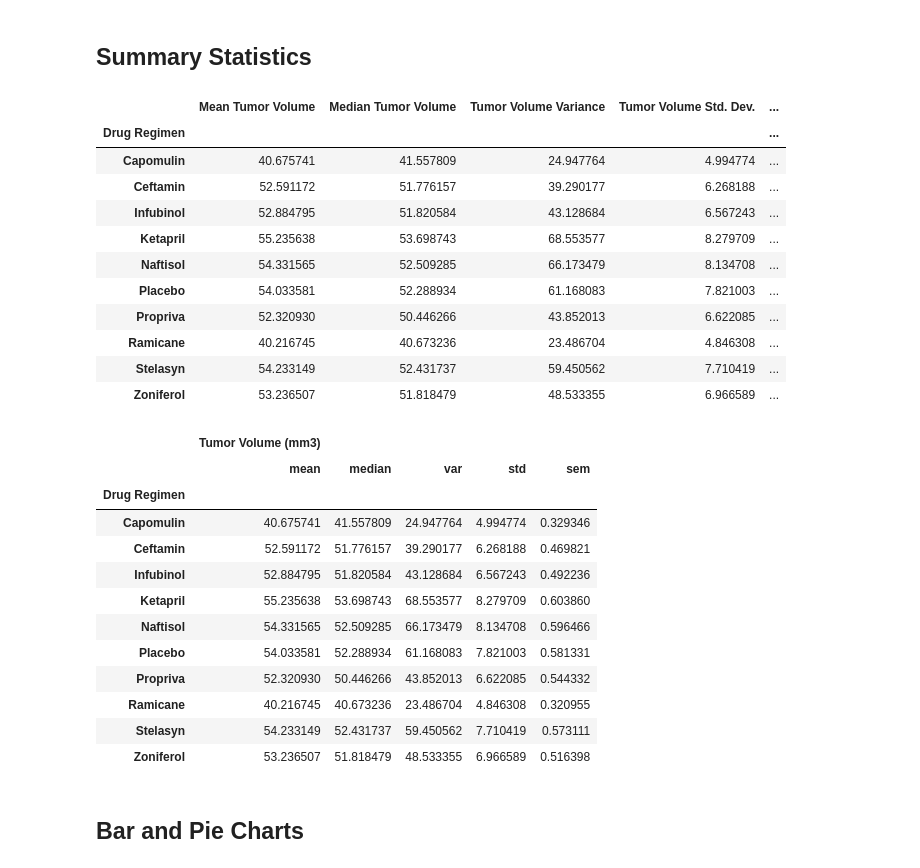
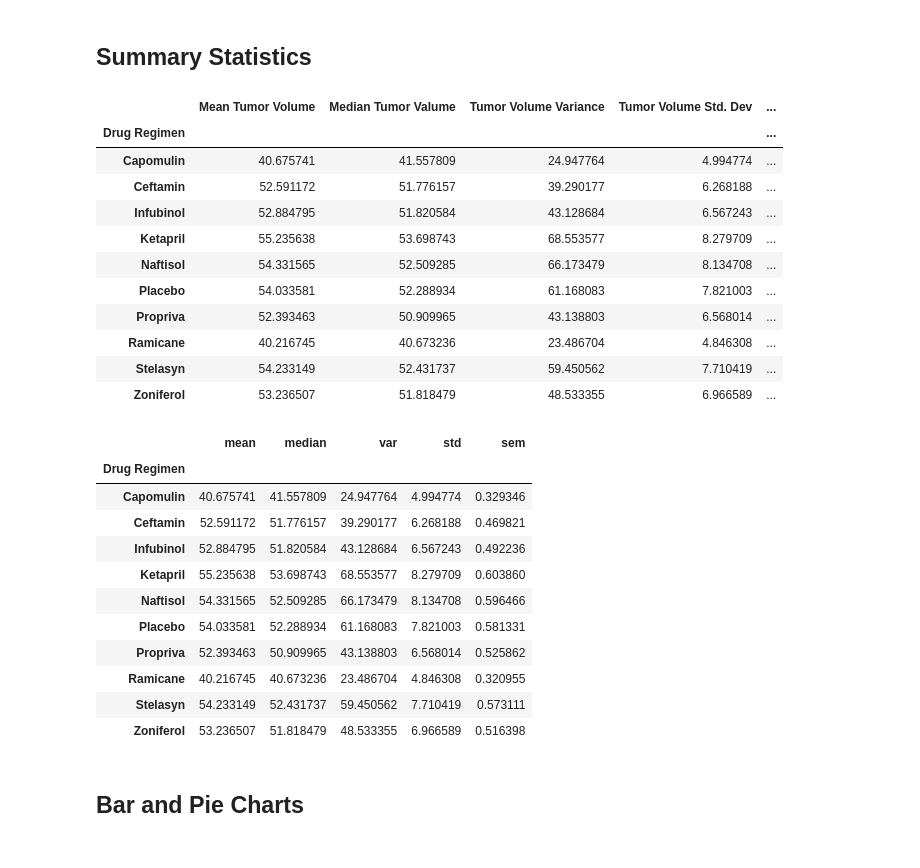
Before and after one commit to jfm0570/Pymaceuticals, a Jupyter notebook: pymaceuticals_starter.ipynb, the cells around one changed output. Drawn from its saved outputs; the diff is of its cells as text; code cells hidden in the pictures.

```diff
--- a/pymaceuticals_starter.ipynb
+++ b/pymaceuticals_starter.ipynb
@@ -99,12 +106,40 @@ Number of mice in merged data: 249
 ## Summary Statistics
 # %%
 # Generate a summary statistics table of mean, median, variance, standard deviation, and SEM of the tumor volume for each regimen
+## Mean
+mean_newDataSet = newDataSet.groupby('Drug Regimen').mean()
+
+## Median
+median_newDataSet = newDataSet.groupby('Drug Regimen').median()
+
+## Variance
+variance_newDataSet = newDataSet.groupby('Drug Regimen').var()
+
+## Standard deviacion
+std_newDataSet = newDataSet.groupby('Drug Regimen').std()
+
+## SEM - Standard error = standard deviasion/sqrt(n)
+## Sqrt function
+def squareRoot(x):
+    return math.sqrt(x)
+
+counts = newDataSet.groupby('Drug Regimen')['Drug Regimen'].count()
+square_counts = counts.apply(squareRoot)
+square_counts.head()
+SEM_newDataSet = std_newDataSet.divide(square_counts,axis=0)
+SEM_newDataSet.head()
 
 # Use groupby and summary statistical methods to calculate the following properties of each drug regimen:
 # mean, median, variance, standard deviation, and SEM of the tumor volume.
 # Assemble the resulting series into a single summary DataFrame.
+Data = {'Mean Tumor Volume': mean_newDataSet['Tumor Volume (mm3)'], 'Median Tumor Valume':median_newDataSet['Tumor Volume (mm3)'], 'Tumor Volume Variance':variance_newDataSet['Tumor Volume (mm3)'], 'Tumor Volume Std. Dev':std_newDataSet['Tumor Volume (mm3)'], 'Tumor Volume Std. Err':SEM_newDataSet['Tumor Volume (mm3)']}
+
+data_summary = pd.DataFrame(data=Data)
+
+# Display the DataFrame
+data_summary
 # %% [output]
-|  | Mean Tumor Volume | Median Tumor Volume | Tumor Volume Variance | Tumor Volume Std. Dev. | ... |
+|  | Mean Tumor Volume | Median Tumor Valume | Tumor Volume Variance | Tumor Volume Std. Dev | ... |
 | Drug Regimen |  |  |  |  | ... |
 | Capomulin | 40.675741 | 41.557809 | 24.947764 | 4.994774 | ... |
 | Ceftamin | 52.591172 | 51.776157 | 39.290177 | 6.268188 | ... |
@@ -112,17 +147,22 @@ Number of mice in merged data: 249
 | Ketapril | 55.235638 | 53.698743 | 68.553577 | 8.279709 | ... |
 | Naftisol | 54.331565 | 52.509285 | 66.173479 | 8.134708 | ... |
 | Placebo | 54.033581 | 52.288934 | 61.168083 | 7.821003 | ... |
-| Propriva | 52.320930 | 50.446266 | 43.852013 | 6.622085 | ... |
+| Propriva | 52.393463 | 50.909965 | 43.138803 | 6.568014 | ... |
 | Ramicane | 40.216745 | 40.673236 | 23.486704 | 4.846308 | ... |
 | Stelasyn | 54.233149 | 52.431737 | 59.450562 | 7.710419 | ... |
 | Zoniferol | 53.236507 | 51.818479 | 48.533355 | 6.966589 | ... |
 # %%
 # A more advanced method to generate a summary statistics table of mean, median, variance, standard deviation,
 # and SEM of the tumor volume for each regimen (only one method is required in the solution)
 
+Data = {'mean': mean_newDataSet['Tumor Volume (mm3)'], 'median':median_newDataSet['Tumor Volume (mm3)'], 'var':variance_newDataSet['Tumor Volume (mm3)'], 'std':std_newDataSet['Tumor Volume (mm3)'], 'sem':SEM_newDataSet['Tumor Volume (mm3)']}
+data_summary = pd.DataFrame(data=Data)
+
+# Display the DataFrame
+data_summary
+
 # Using the aggregation method, produce the same summary statistics in a single line
 # %% [output]
-|  | Tumor Volume (mm3) |  |  |  |  |
 |  | mean | median | var | std | sem |
 | Drug Regimen |  |  |  |  |  |
 | Capomulin | 40.675741 | 41.557809 | 24.947764 | 4.994774 | 0.329346 |
@@ -131,7 +171,7 @@ Number of mice in merged data: 249
 | Ketapril | 55.235638 | 53.698743 | 68.553577 | 8.279709 | 0.603860 |
 | Naftisol | 54.331565 | 52.509285 | 66.173479 | 8.134708 | 0.596466 |
 | Placebo | 54.033581 | 52.288934 | 61.168083 | 7.821003 | 0.581331 |
-| Propriva | 52.320930 | 50.446266 | 43.852013 | 6.622085 | 0.544332 |
+| Propriva | 52.393463 | 50.909965 | 43.138803 | 6.568014 | 0.525862 |
 | Ramicane | 40.216745 | 40.673236 | 23.486704 | 4.846308 | 0.320955 |
 | Stelasyn | 54.233149 | 52.431737 | 59.450562 | 7.710419 | 0.573111 |
 | Zoniferol | 53.236507 | 51.818479 | 48.533355 | 6.966589 | 0.516398 |
```
Also changed, not shown: parts of 16 cells of this notebook, 2 other files.
